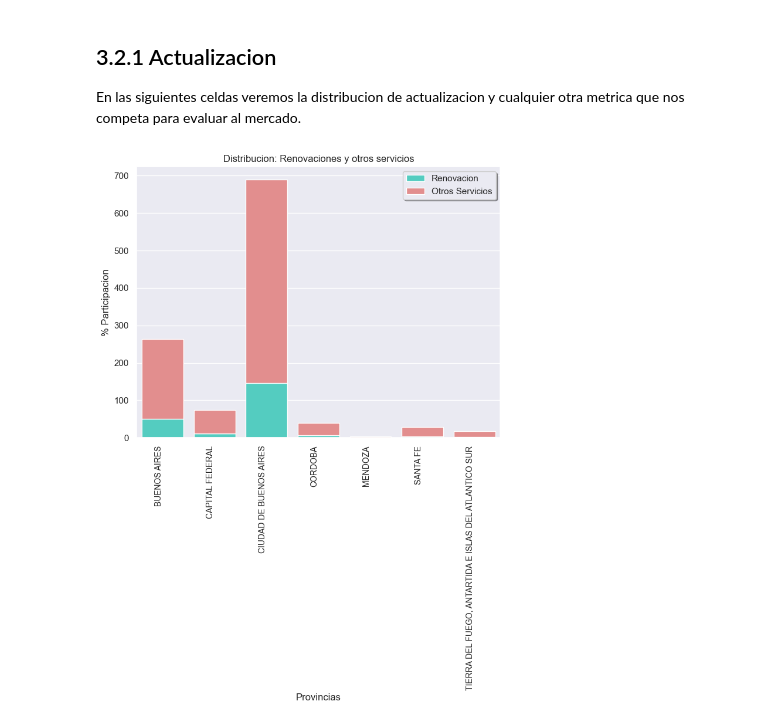
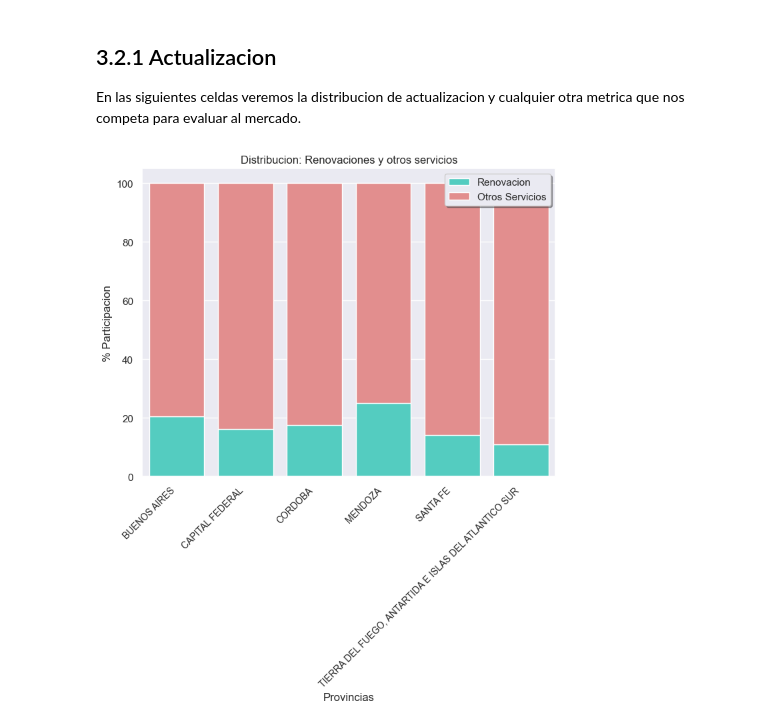
Before and after one commit to a1ternocles/Henry-Analytics, a Jupyter notebook: henry_analytics/eda_conectividades_tech.ipynb, the cells around one changed output. Cells and saved outputs as stored; diff of their text form; code cells hidden in the pictures.

```diff
--- a/henry_analytics/eda_conectividades_tech.ipynb
+++ b/henry_analytics/eda_conectividades_tech.ipynb
@@ -153,28 +153,33 @@ inter_mercado_filtro = inter_mercado[lista_col]
 
 #Separamos los datasets donde se encuentre "Tramite" == "RENOVACION"
 provincia_renovacion = inter_mercado_filtro[inter_mercado_filtro["Tramite"].str.contains("RENOVACION")]
+provincia_renovacion['Provincia'] = provincia_renovacion['Provincia'].replace('CIUDAD DE BUENOS AIRES', 'BUENOS AIRES')
 provincia_renovacion = pd.DataFrame(provincia_renovacion[["Provincia","Tramite"]].groupby("Provincia").count()).reset_index()
 
 #Separamos los datasets donde se encuentre "Tramite" =! "RENOVACION"
 provincia_no_renovacion = inter_mercado_filtro[~inter_mercado_filtro["Tramite"].str.contains("RENOVACION")]
+provincia_no_renovacion['Provincia'] = provincia_no_renovacion['Provincia'].replace('CIUDAD DE BUENOS AIRES', 'BUENOS AIRES')
 provincia_no_renovacion = pd.DataFrame(provincia_no_renovacion[["Provincia","Tramite"]].groupby("Provincia").count()).reset_index()
 
 #Concatenamos los datasets
 #Tenemos nuestro dataset que nos muestra la cantidad de veces en que se solicita una homologacion o renovacion de equipos de internet
 
 provincia_concat = pd.merge(provincia_renovacion,provincia_no_renovacion,on = ["Provincia", "Provincia"], how= "inner")
+provincia_concat["total"] = provincia_concat["Tramite_x"] + provincia_concat["Tramite_y"]
+provincia_concat["Tramite_x"] = round((provincia_concat["Tramite_x"]/provincia_concat["total"])*100,2)
+provincia_concat["Tramite_y"] = round((provincia_concat["Tramite_y"]/provincia_concat["total"])*100,2)
 # %%
 #Haremos unos plots
 plt.figure(figsize=(8,6))
 
 sns.barplot(provincia_concat, x= "Provincia", y= "Tramite_x", label = "Renovacion", color="turquoise" )
 sns.barplot(provincia_concat, x= "Provincia", y= "Tramite_y", label = "Otros Servicios", color="lightcoral", bottom = provincia_concat["Tramite_x"] )
 
 plt.xlabel("Provincias")
 plt.ylabel("% Participacion")
 plt.title("Distribucion: Renovaciones y otros servicios")
-plt.xticks(rotation=90, ha='right',fontsize = 10)
+plt.xticks(rotation=45, ha='right',fontsize = 10)
 plt.legend(shadow=True)
 plt.show()
 # %% [output]
-[figure, old version]
+[figure, new version]
```
Also changed, not shown: parts of 3 cells of this notebook.
